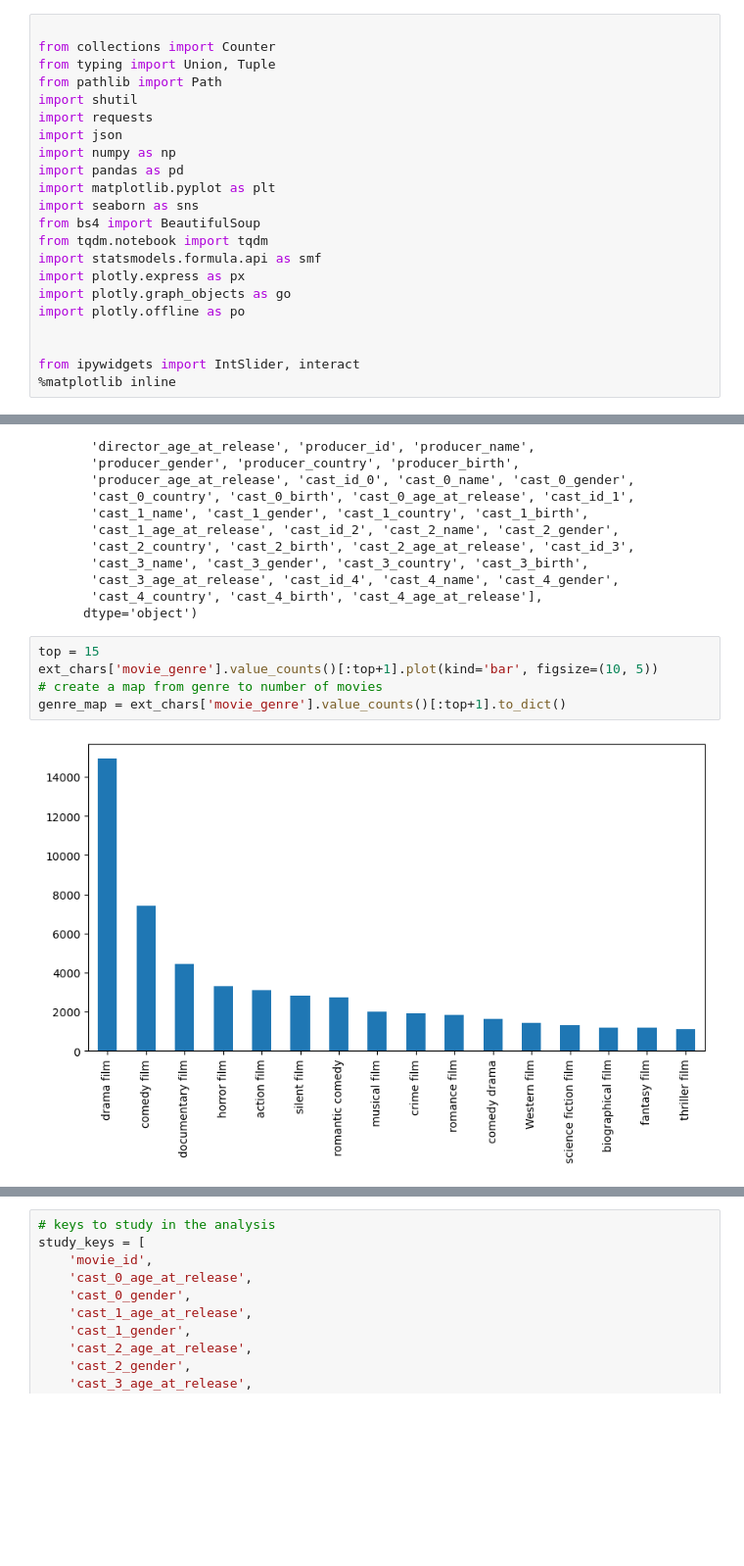
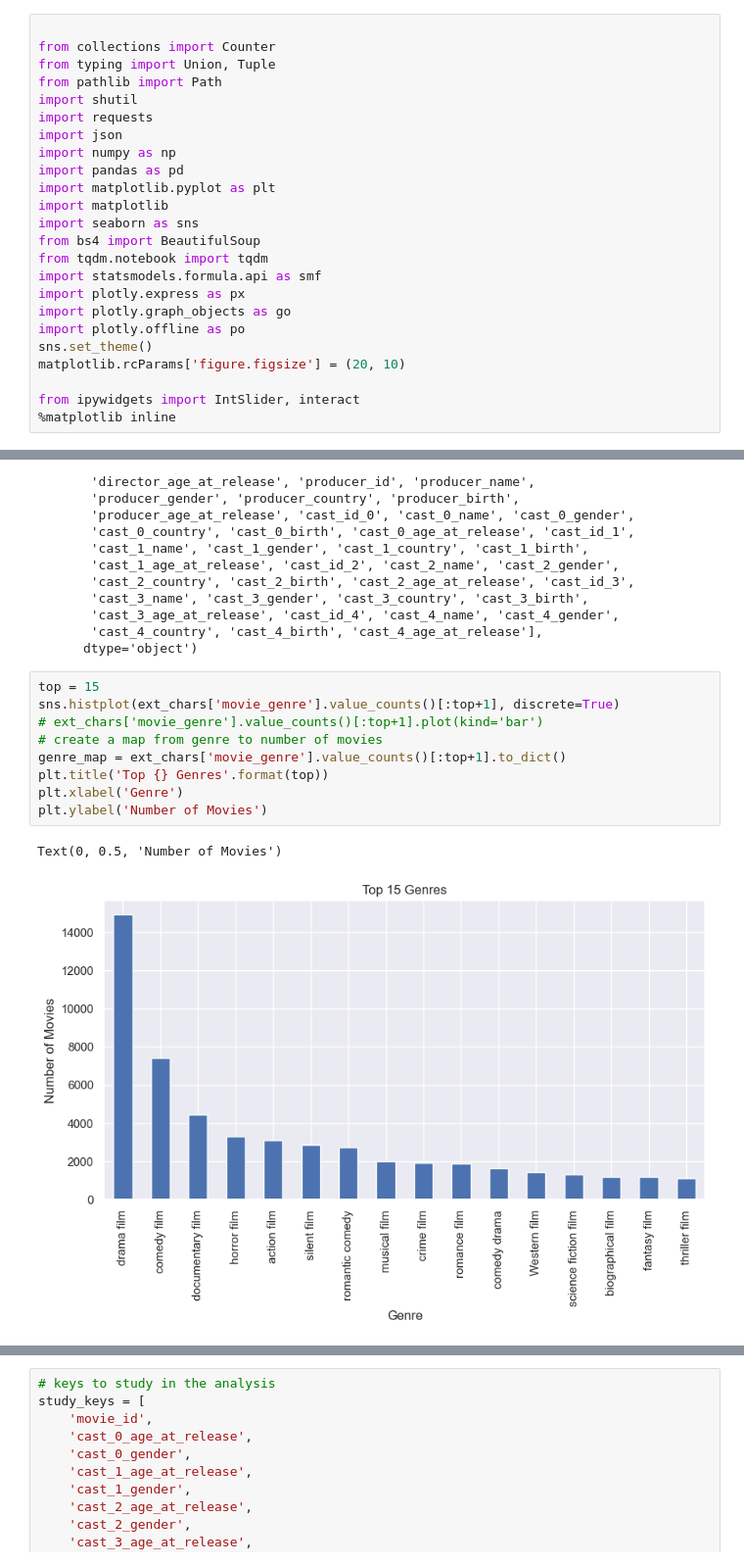
Before and after one commit to epfl-ada/ada-2022-project-imdbmi, a Jupyter notebook: analysis/diversity.ipynb, the cells around one changed output, grey strips where cells are left out. Shown at 98% size. Drawn from its saved outputs; the diff is of its cells as text; blank space fills up the shorter version.

```diff
--- a/analysis/diversity.ipynb
+++ b/analysis/diversity.ipynb
@@ -9,6 +9,7 @@ import json
 import numpy as np
 import pandas as pd
 import matplotlib.pyplot as plt
+import matplotlib
 import seaborn as sns
 from bs4 import BeautifulSoup
 from tqdm.notebook import tqdm
@@ -16,7 +17,8 @@ import statsmodels.formula.api as smf
 import plotly.express as px
 import plotly.graph_objects as go
 import plotly.offline as po
-
+sns.set_theme()
+matplotlib.rcParams['figure.figsize'] = (20, 10)
 
 from ipywidgets import IntSlider, interact
 %matplotlib inline
@@ -214,8 +223,13 @@ Index(['movie_id', 'movie_name', 'movie_genre', 'movie_origin',
       dtype='object')
 # %%
 top = 15
-ext_chars['movie_genre'].value_counts()[:top+1].plot(kind='bar', figsize=(10, 5))
+sns.histplot(ext_chars['movie_genre'].value_counts()[:top+1], discrete=True)
+# ext_chars['movie_genre'].value_counts()[:top+1].plot(kind='bar')
 # create a map from genre to number of movies
 genre_map = ext_chars['movie_genre'].value_counts()[:top+1].to_dict()
+plt.title('Top {} Genres'.format(top))
+plt.xlabel('Genre')
+plt.ylabel('Number of Movies')
 # %% [output]
+Text(0, 0.5, 'Number of Movies')
-[figure, old version]
+[figure, new version]
```
Also changed, not shown: parts of 58 cells of this notebook.
